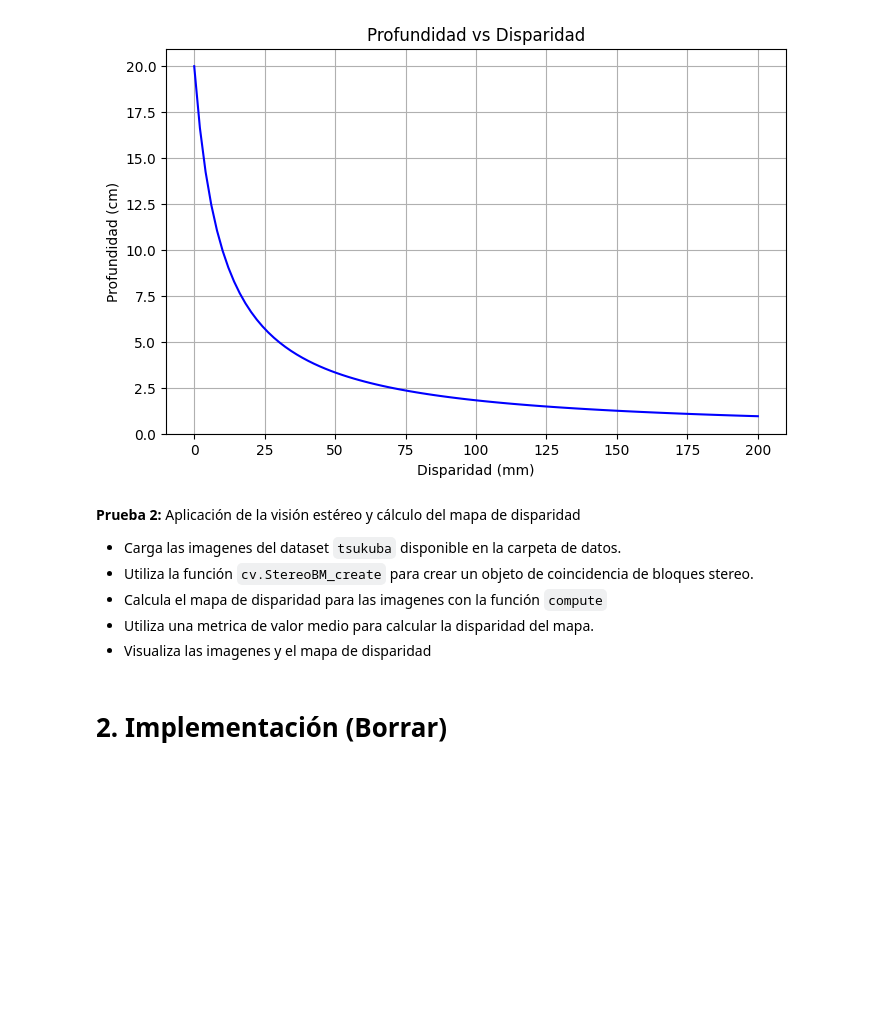
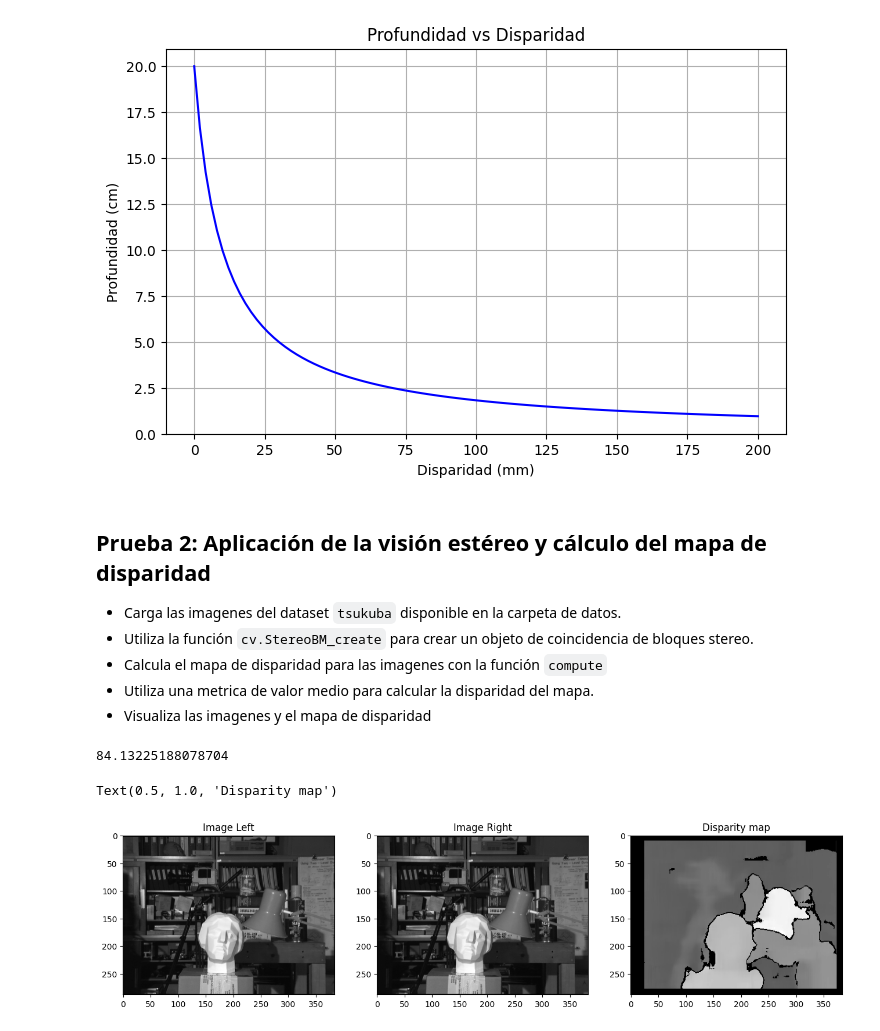
Before and after one commit to ramiro999/depth-passive-sesion4, a Jupyter notebook: Estimacion_pasiva_de_la_profundidad.ipynb, the cells around one changed output. Drawn from its saved outputs; the diff is of its cells as text; code cells hidden in the pictures; blank space fills up the shorter version.

```diff
--- a/Estimacion_pasiva_de_la_profundidad.ipynb
+++ b/Estimacion_pasiva_de_la_profundidad.ipynb
@@ -154,7 +162,7 @@ plt.show()
 # %% [output]
 [figure]
 # %% [markdown]
-<font color="EB9A54"> **Prueba 2:** </font> Aplicación de la visión estéreo y cálculo del mapa de disparidad
+## <font color="EB9A54"> **Prueba 2:** </font> Aplicación de la visión estéreo y cálculo del mapa de disparidad
 
 - Carga las imagenes del dataset `tsukuba` disponible en la carpeta de datos.
 - Utiliza la función `cv.StereoBM_create` para crear un objeto de coincidencia de bloques stereo.
@@ -164,22 +172,45 @@ plt.show()
 # %%
 # Carga las imagenes en escala de grises.
 
 """Pon tu código aquí"""
+left_image_path = "/content/drive/MyDrive/depth-passive-sesion4/datasets/tsukuba/imL.png"
+right_image_path = "/content/drive/MyDrive/depth-passive-sesion4/datasets/tsukuba/imR.png"
+
+imgL = cv.imread(left_image_path, cv.IMREAD_GRAYSCALE)
+imgR = cv.imread(right_image_path, cv.IMREAD_GRAYSCALE)
 
 # Aplica la función cv.StereoBM_create.
 
 """Pon tu código aquí"""
+stereo = cv.StereoBM_create(numDisparities = 16, blockSize=21)
 
 # Aplica la función compute.
 
 """Pon tu código aquí"""
+disparity_map = stereo.compute(imgL, imgR)
 
 # Metrica de valor medio.
 
 """Pon tu código aquí"""
-
+mean_disparity = np.mean(disparity_map)
+print(mean_disparity)
 # Visualiza las imagenes y el mapa de disparidad
 
 """Pon tu código aquí"""
+plt.figure(figsize=(16,9))
+
+plt.subplot(1,3,1)
+plt.imshow(imgL, cmap='gray')
+plt.title("Image Left")
+
+plt.subplot(1,3,2)
+plt.imshow(imgR, cmap='gray')
+plt.title("Image Right")
+
+plt.subplot(1,3,3)
+plt.imshow(disparity_map, cmap='gray')
+plt.title('Disparity map')
+# %% [output]
+84.13225188078704
+Text(0.5, 1.0, 'Disparity map')
+[figure, added]
-# %% [markdown]
-# 2. Implementación (Borrar)
```
Also changed, not shown: parts of 15 cells of this notebook.
